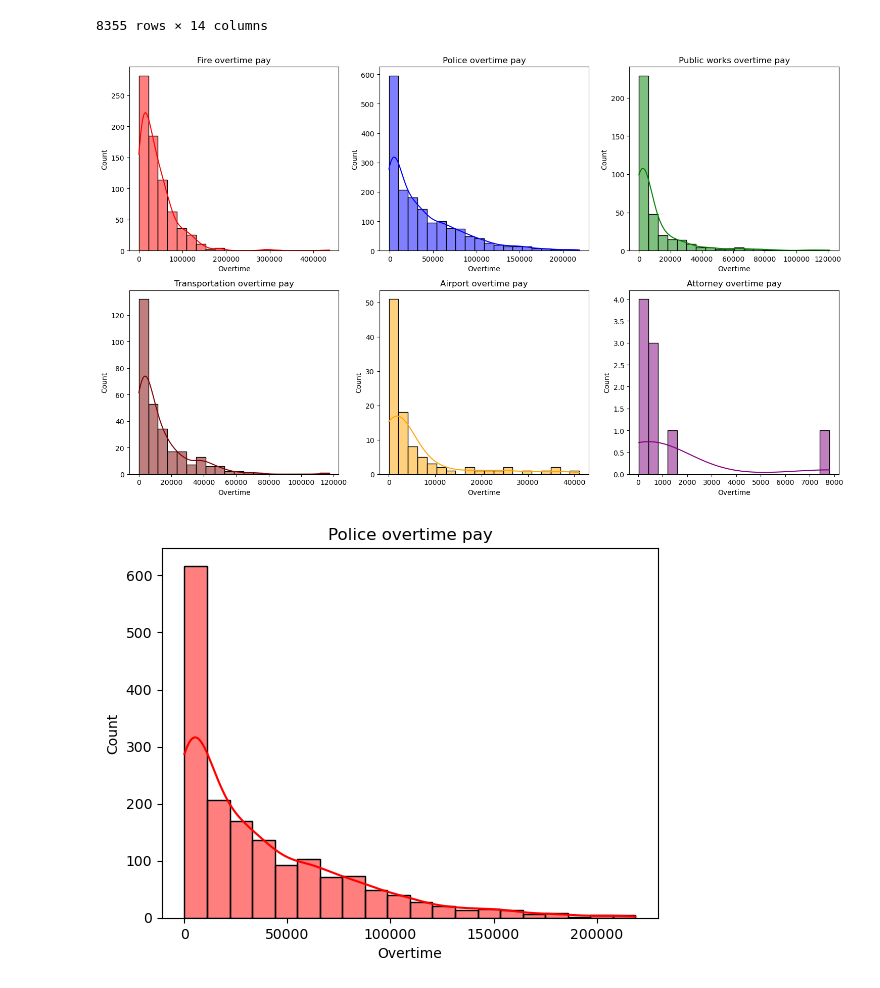
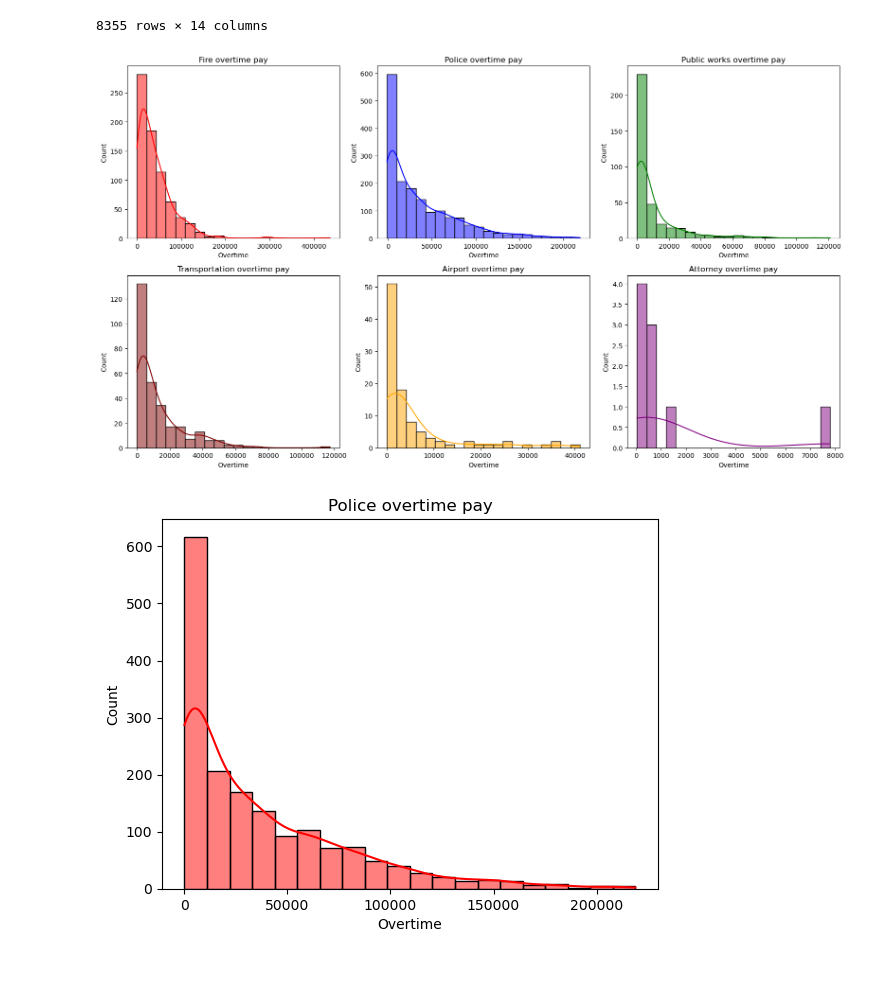
Before and after one commit to ryanfernald/San-Jose-Employment-Analysis, a Jupyter notebook: EDA.ipynb, the cells around one changed output. Saved outputs shown, nothing was run; the diff lists cells and outputs as text; code cells hidden in the pictures.

Commit message:
fix sizing on graphs

```diff
--- a/EDA.ipynb
+++ b/EDA.ipynb
@@ -194,36 +194,36 @@ data2023_top_jobs
 | 8645 | 8646 | Roman Bodnarchuk | Fire | Firefighter Recruit | 1.75 | NaN | NaN | ... |
 8355 rows × 14 columns
 # %%
-plt.figure(figsize=(15, 9))
+plt.figure(figsize=(16, 9))
 
 plt.subplot(2, 3, 1)
 sns.histplot(data=data2023[data2023['Department'] == 'Fire'], x='Overtime', kde=True, bins=20, color = 'red')
 plt.title("Fire overtime pay")
 
 plt.subplot(2, 3, 2)
 sns.histplot(data=data2023[data2023['Department'] == 'Police'], x='Overtime', kde=True, bins=20, color = 'blue')
 plt.title("Police overtime pay")
 
 plt.subplot(2, 3, 3)
 sns.histplot(data=data2023[data2023['Department'] == 'Public Works'], x='Overtime', kde=True, bins=20, color = 'green')
 plt.title("Public works overtime pay")
 
 plt.subplot(2, 3, 4)
 sns.histplot(data=data2023[data2023['Department'] == 'Transportation'], x='Overtime', kde=True, bins=20, color = 'maroon')
 plt.title("Transportation overtime pay")
 
 plt.subplot(2, 3, 5)
 sns.histplot(data=data2023[data2023['Department'] == 'Airport'], x='Overtime', kde=True, bins=20, color = 'orange')
 plt.title("Airport overtime pay")
 
 plt.subplot(2, 3, 6)
 sns.histplot(data=data2023[data2023['Department'] == 'Attorney'], x='Overtime', kde=True, bins=20, color = 'purple')
 plt.title("Attorney overtime pay")
 
 plt.tight_layout()
 plt.show()
 # %% [output]
-[figure, old version]
+[figure, new version]
 # %%
 sns.histplot(data=data2023[(data2023['Department'] == 'Police') & (data2023['Overtime'] > 0)],
              x='Overtime', bins = 20, kde=True, color = 'red')
```
